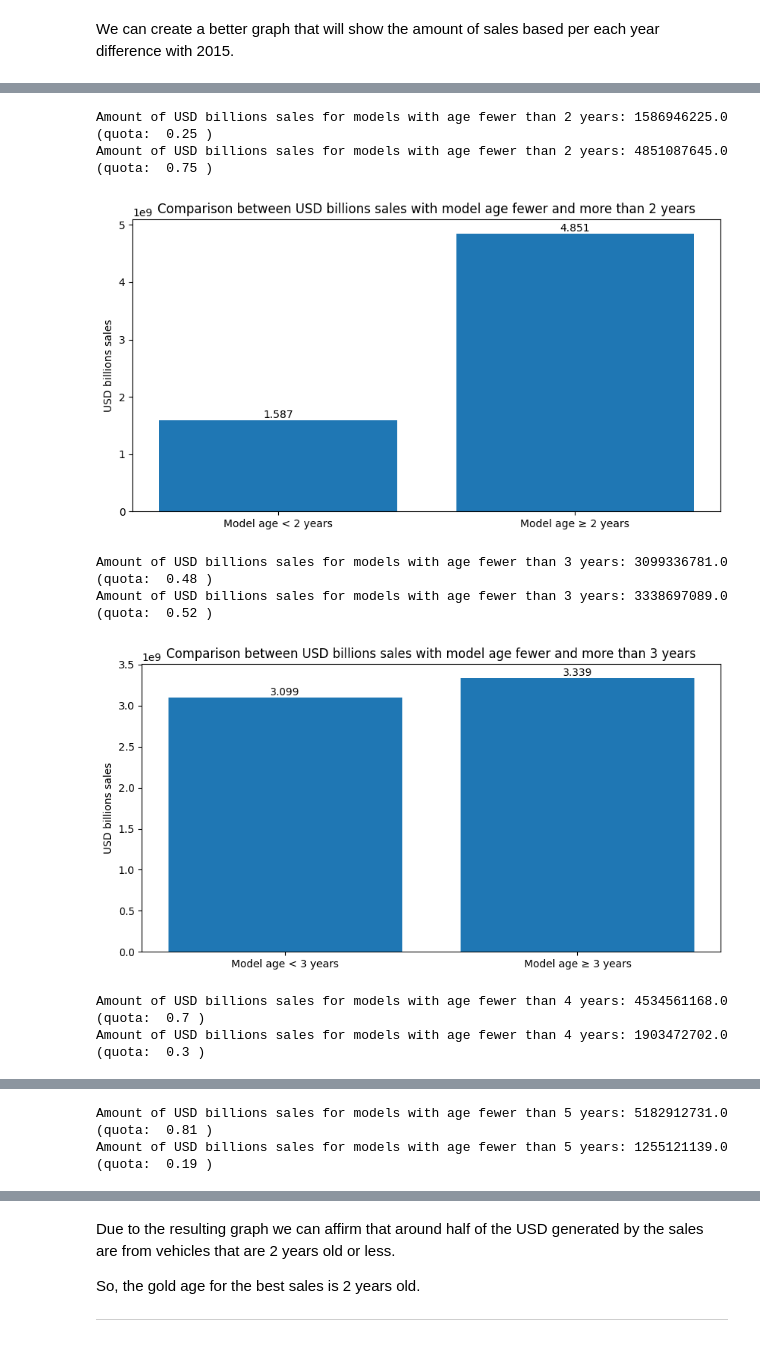
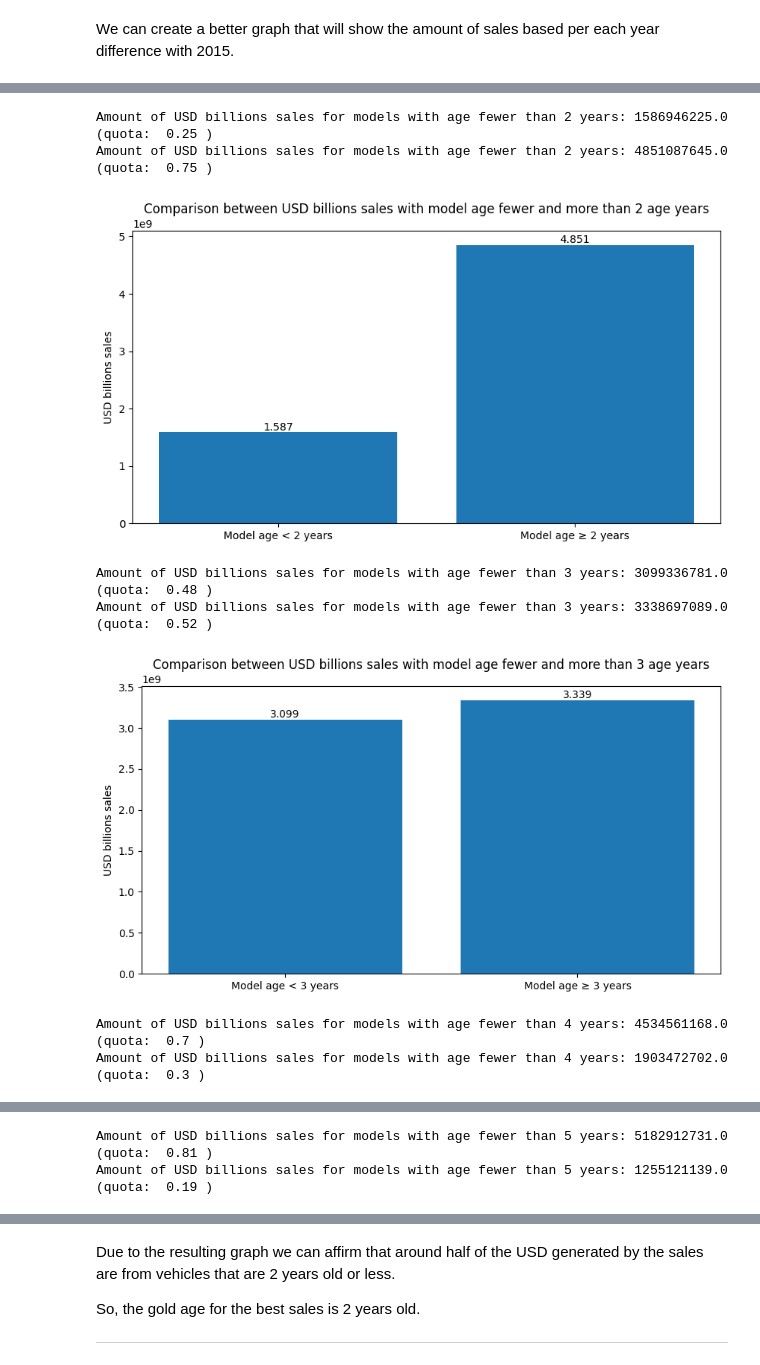
Before and after one commit to wizard86pz/cars_sales_us, a Jupyter notebook: ETL_cars.ipynb, the cells around one changed output, grey strips where cells are left out. Cells and saved outputs as stored; diff of their text form; code cells hidden in the pictures.

```diff
--- a/ETL_cars.ipynb
+++ b/ETL_cars.ipynb
@@ -606,28 +610,28 @@ plt.show()
 # %%
 #let's compare the total amount of sold cars with an year difference fewer and more than x years
 x = range(2,6,1)
 
 for x in x:
     more_equal_prices = df_clean[df_clean['age_years'] >= x]['selling_price'].sum()
     fewer_prices_prices = df_clean[df_clean['age_years'] < x]['selling_price'].sum()
 
     print(f'Amount of USD billions sales for models with age fewer than {x} years:', fewer_prices_prices, '(quota: ', round(fewer_prices_prices/(fewer_prices_prices+more_equal_prices),2), ')')
     print(f'Amount of USD billions sales for models with age fewer than {x} years:', more_equal_prices, '(quota: ', round(more_equal_prices/(fewer_prices_prices+more_equal_prices),2), ')')
 
     #let's create a graph to comapre in the same image the amount of sold cars fewer and more than x years, adding the values in the bars
     plt.figure(figsize=(10,5))
     plt.bar([f'Model age < {x} years',f'Model age ≥ {x} years'],[fewer_prices_prices, more_equal_prices])
     plt.text(0, fewer_prices_prices, round(fewer_prices_prices/1e9,3), ha='center', va='bottom')
     plt.text(1, more_equal_prices, round(more_equal_prices/1e9,3), ha='center', va='bottom')
-    plt.title('Comparison between USD billions sales with model age fewer and more than '+ str(x) + ' years')
+    plt.title('Comparison between USD billions sales with model age fewer and more than '+ str(x) + ' age years')
     plt.ylabel('USD billions sales')
     plt.show()
 # %% [output]
 Amount of USD billions sales for models with age fewer than 2 years: 1586946225.0 (quota:  0.25 )
 Amount of USD billions sales for models with age fewer than 2 years: 4851087645.0 (quota:  0.75 )
-[figure, old version]
+[figure, new version]
 Amount of USD billions sales for models with age fewer than 3 years: 3099336781.0 (quota:  0.48 )
 Amount of USD billions sales for models with age fewer than 3 years: 3338697089.0 (quota:  0.52 )
-[figure, old version]
+[figure, new version]
 Amount of USD billions sales for models with age fewer than 4 years: 4534561168.0 (quota:  0.7 )
 Amount of USD billions sales for models with age fewer than 4 years: 1903472702.0 (quota:  0.3 )
```
Also changed, not shown: parts of 14 cells of this notebook.
